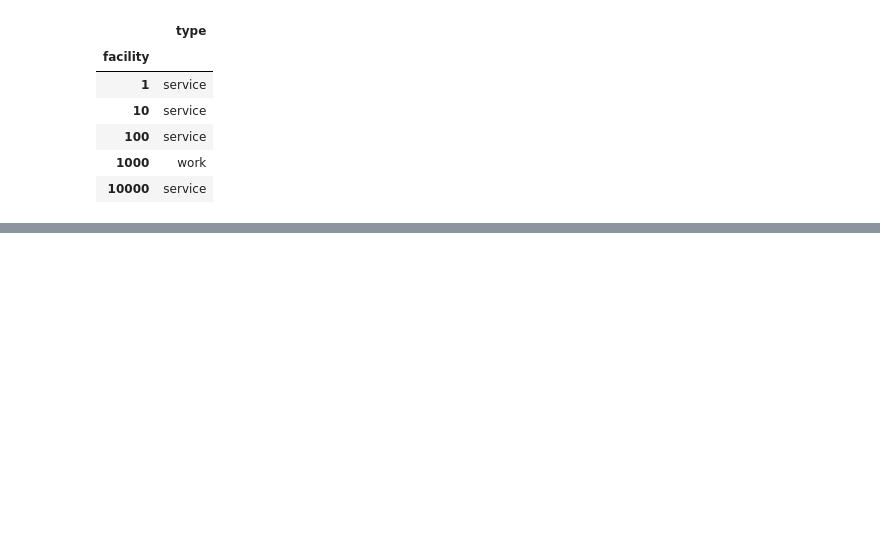
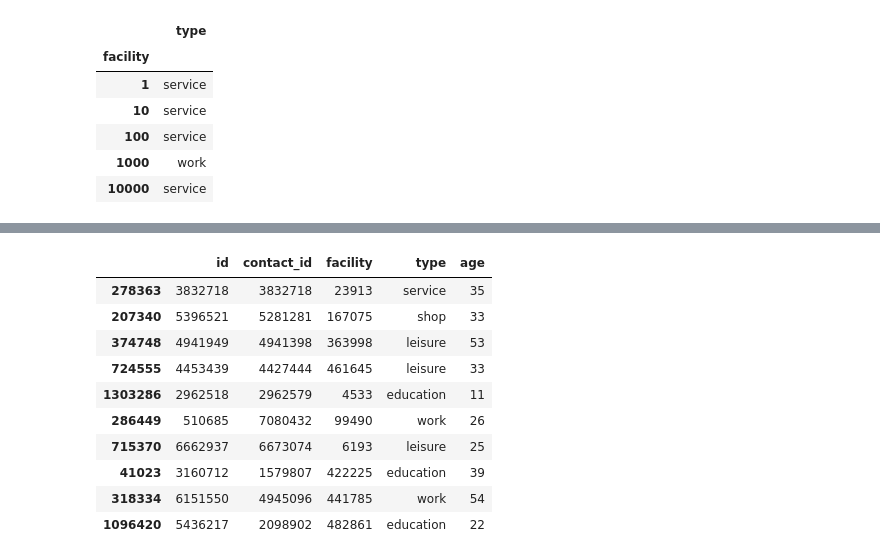
Before and after one commit to dauvillc/covid-19-switzerland, a Jupyter notebook: scripts/contact_matrices.ipynb, the cells around one changed output, grey strips where cells are left out. Saved outputs shown, nothing was run; the diff lists cells and outputs as text; code cells hidden in the pictures; blank space fills up the shorter version.

```diff
--- a/scripts/contact_matrices.ipynb
+++ b/scripts/contact_matrices.ipynb
@@ -212,2 +207,0 @@ def get_facility_type(facility):
-# %%
-contact_dataframe['type'] = contact_dataframe['facility'].apply(get_facility_type)
@@ -227,0 +244,15 @@ contact_dataframe.sample(10)
+# %%
+contact_dataframe = contact_dataframe.merge(id_age_df, left_on='id', right_index=True)
+contact_dataframe.sample(10)
+# %% [output]
+|  | id | contact_id | facility | type | age |
+| 278363 | 3832718 | 3832718 | 23913 | service | 35 |
+| 207340 | 5396521 | 5281281 | 167075 | shop | 33 |
+| 374748 | 4941949 | 4941398 | 363998 | leisure | 53 |
+| 724555 | 4453439 | 4427444 | 461645 | leisure | 33 |
+| 1303286 | 2962518 | 2962579 | 4533 | education | 11 |
+| 286449 | 510685 | 7080432 | 99490 | work | 26 |
+| 715370 | 6662937 | 6673074 | 6193 | leisure | 25 |
+| 41023 | 3160712 | 1579807 | 422225 | education | 39 |
+| 318334 | 6151550 | 4945096 | 441785 | work | 54 |
+| 1096420 | 5436217 | 2098902 | 482861 | education | 22 |
```
Also changed, not shown: parts of 15 cells of this notebook.
